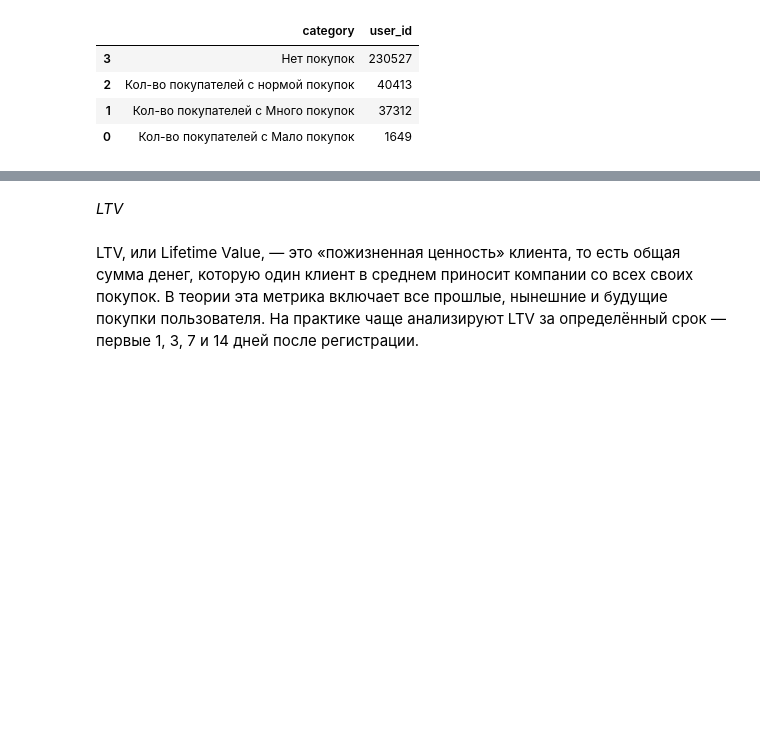
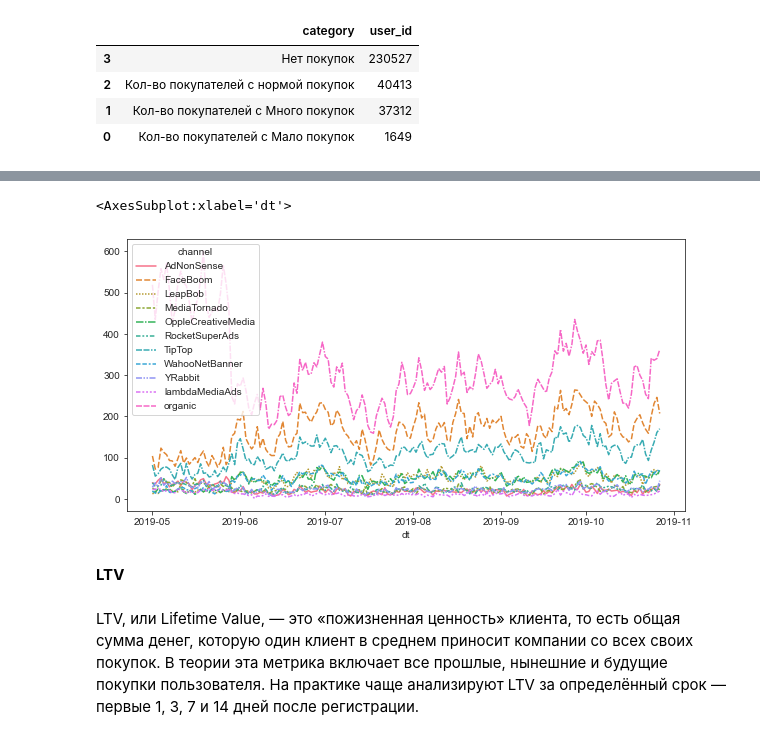
Before and after one commit to AlexVachkan/Data-exploration, a Jupyter notebook: Products_metrics/products_metric.ipynb, the cells around one changed output, grey strips where cells are left out. Drawn from its saved outputs; the diff is of its cells as text; code cells hidden in the pictures; blank space fills up the shorter version.

```diff
--- a/Products_metrics/products_metric.ipynb
+++ b/Products_metrics/products_metric.ipynb
@@ -737,5 +779,22 @@ fig.show()
+# %%
+fig = plt.figure(figsize=(10,5))
+
+ax= fig.add_subplot(1,1,1)
+
+sns.lineplot(
+
+    data = profiles_practicum.pivot_table(
+        index='dt',
+        columns='channel',
+        values='user_id',
+        aggfunc='nunique'
+                    )
+)
+# %% [output]
+<AxesSubplot:xlabel='dt'>
+[figure, added]
 # %% [markdown]
-*LTV*
+**LTV**
 # %% [markdown]
 LTV, или Lifetime Value, — это «пожизненная ценность» клиента, то есть общая сумма денег, которую один клиент в среднем приносит компании со всех своих покупок. В теории эта метрика включает все прошлые, нынешние и будущие покупки пользователя. На практике чаще анализируют LTV за определённый срок — первые 1, 3, 7 и 14 дней после регистрации.
 # %% [markdown]
```
Also changed, not shown: parts of 4 cells of this notebook.
